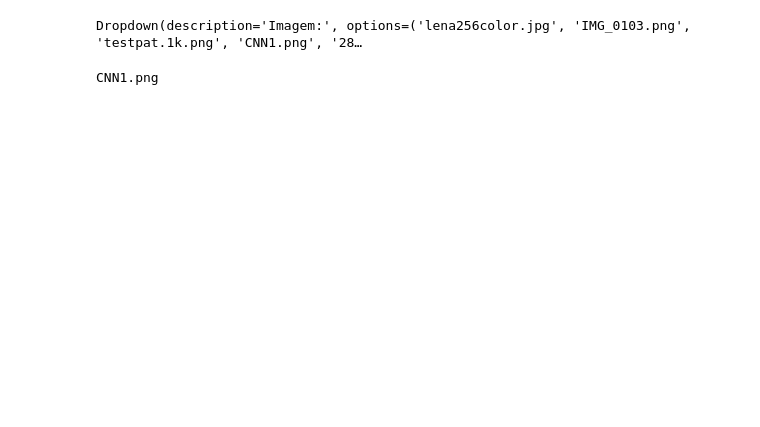
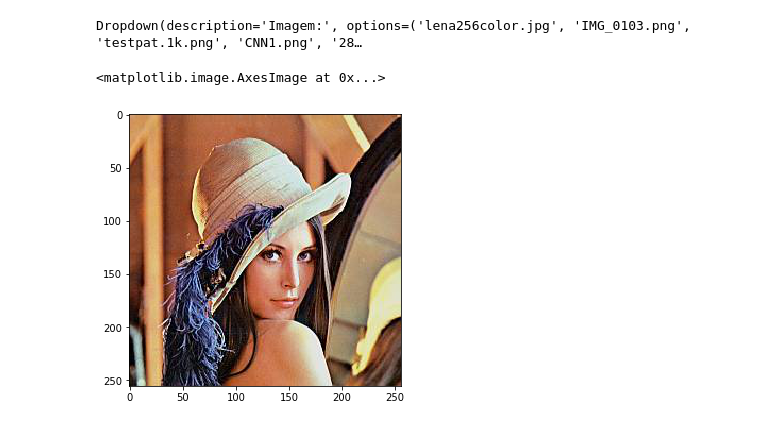
Before and after one commit to bmviniciuss/pdi-2019-1, a Jupyter notebook: project1/project1.ipynb, the cells around one changed output. Saved outputs shown, nothing was run; the diff lists cells and outputs as text; code cells hidden in the pictures; blank space fills up the shorter version.

Commit message:
feat(project1): display image

```diff
--- a/project1/project1.ipynb
+++ b/project1/project1.ipynb
@@ -60,7 +46,14 @@ def select_image(image_name):
 files_dropdown.observe(lambda b: select_image(b['new']), names="value")
 # %% [output]
 Dropdown(description='Imagem:', options=('lena256color.jpg', 'IMG_0103.png', 'testpat.1k.png', 'CNN1.png', '28…
-# %%
-print(file)
-# %% [output]
-CNN1.png
+# %%
+# open the image
+img = Image.open(os.path.join(my_path, file))
+img_array = np.asarray(img)
+
+# Display the Image
+plt.figure(figsize = (50,5))
+plt.imshow(img_array, aspect="equal", origin="upper")
+# %% [output]
+<matplotlib.image.AxesImage at 0x...>
+[figure, added]
```
Also changed, not shown: parts of 2 cells of this notebook.
